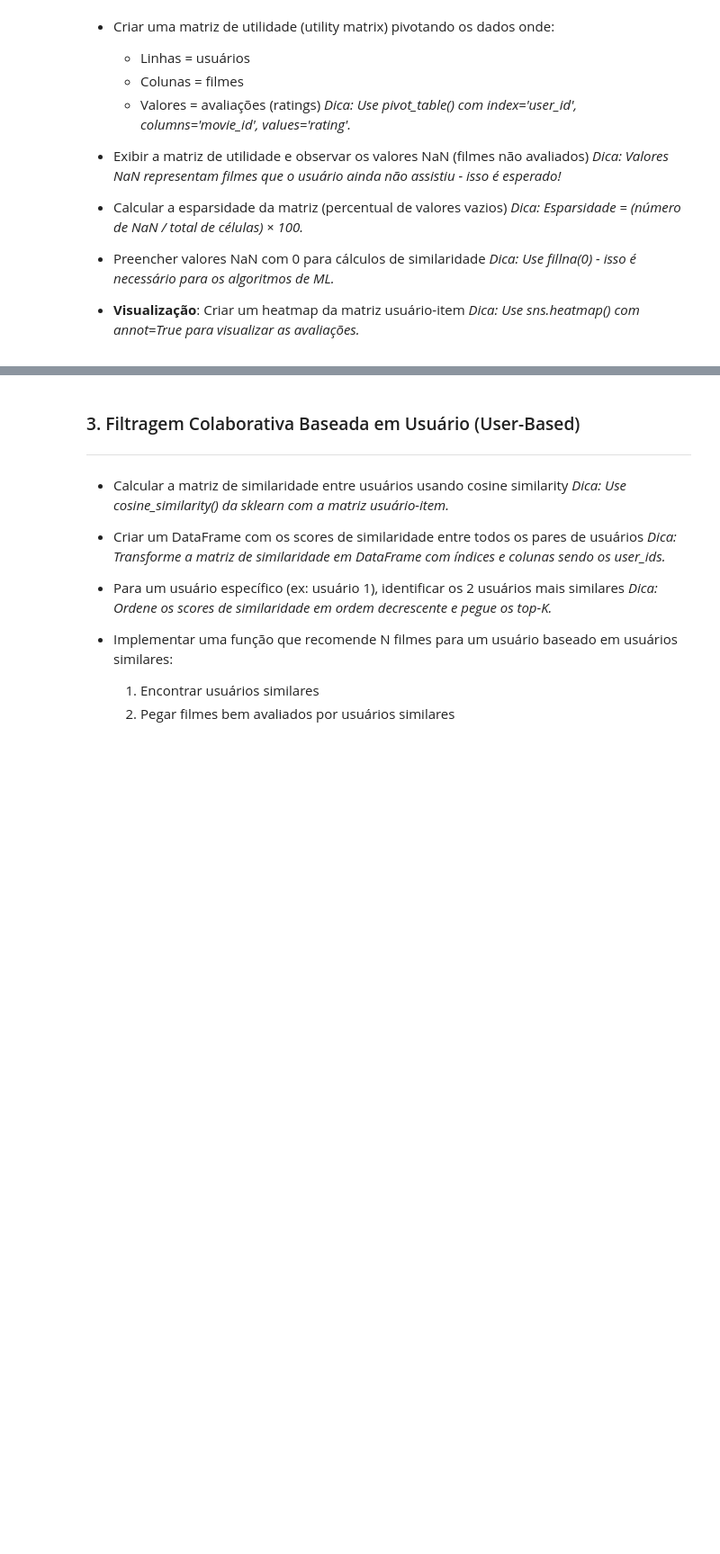
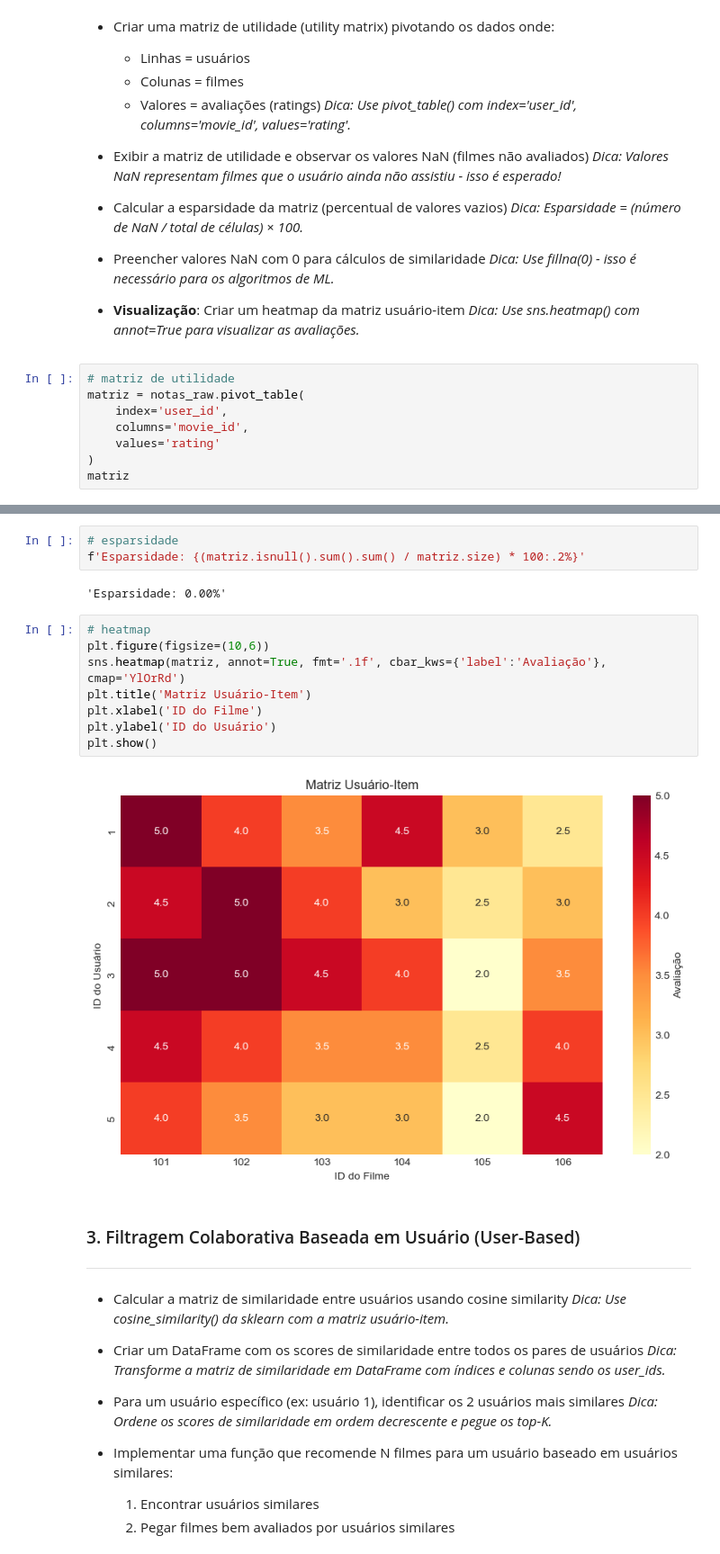
Before and after one commit to esscova/data-trivium, a Jupyter notebook: machine learning/ex001.ipynb, the cells around one changed output, grey strips where cells are left out. Shown at 90% size. Cells and saved outputs as stored; diff of their text form; blank space fills up the shorter version.

```diff
--- a/machine learning/ex001.ipynb
+++ b/machine learning/ex001.ipynb
@@ -379,3 +379,11 @@ plt.show()
 - Preencher valores NaN com 0 para cálculos de similaridade _Dica: Use fillna(0) - isso é necessário para os algoritmos de ML._
 
 - **Visualização**: Criar um heatmap da matriz usuário-item _Dica: Use sns.heatmap() com annot=True para visualizar as avaliações._
+# %%
+# matriz de utilidade
+matriz = notas_raw.pivot_table(
+    index='user_id',
+    columns='movie_id',
+    values='rating'
+)
+matriz
@@ -382,3 +411,18 @@ plt.show()
+# %%
+# esparsidade
+f'Esparsidade: {(matriz.isnull().sum().sum() / matriz.size) * 100:.2%}'
+# %% [output]
+'Esparsidade: 0.00%'
+# %%
+# heatmap
+plt.figure(figsize=(10,6))
+sns.heatmap(matriz, annot=True, fmt='.1f', cbar_kws={'label':'Avaliação'}, cmap='YlOrRd')
+plt.title('Matriz Usuário-Item')
+plt.xlabel('ID do Filme')
+plt.ylabel('ID do Usuário')
+plt.show()
+# %% [output]
+[figure, added]
 # %% [markdown]
 ### 3. Filtragem Colaborativa Baseada em Usuário (User-Based)
 
```
Also changed, not shown: parts of 9 cells of this notebook.
